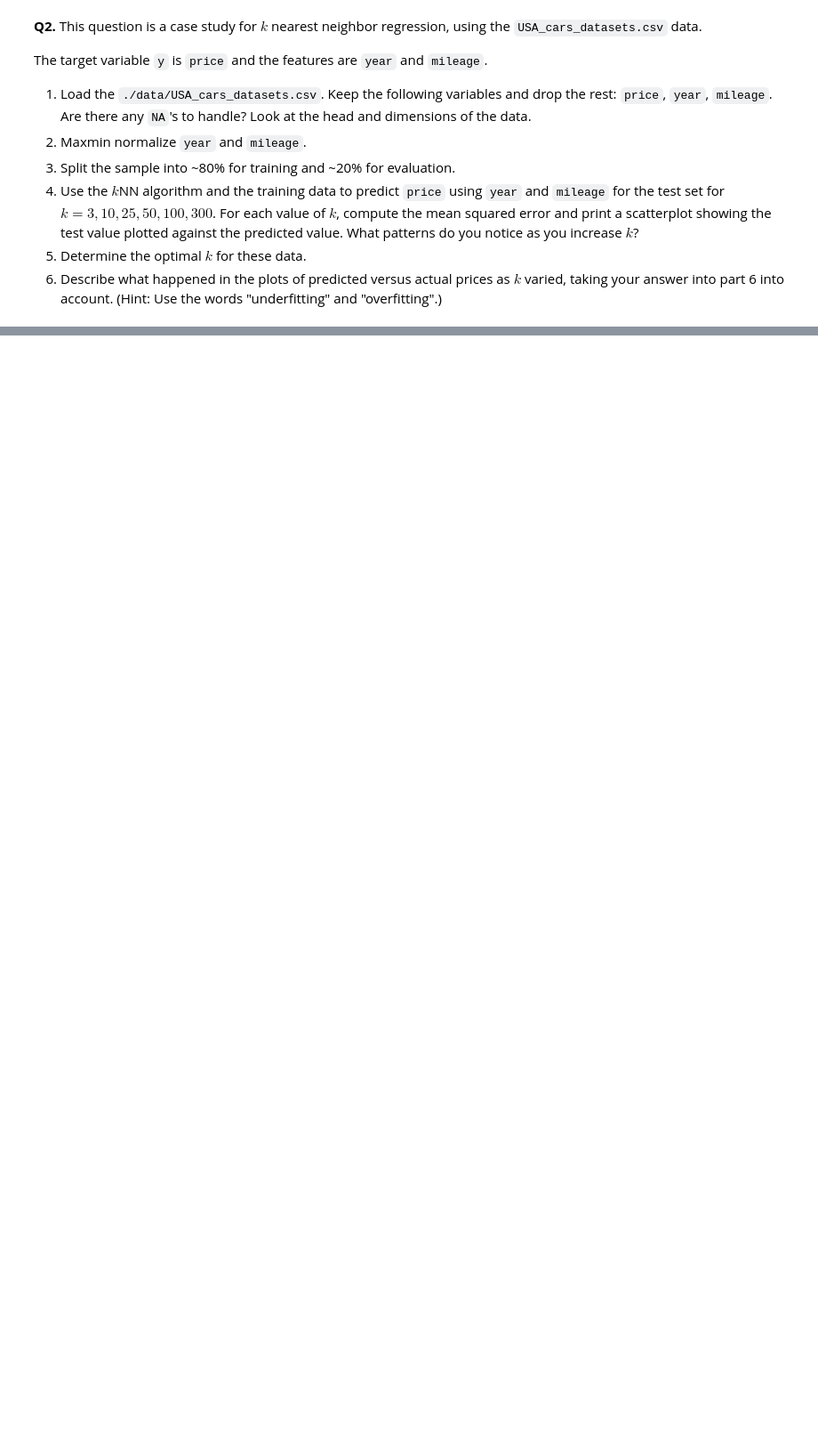
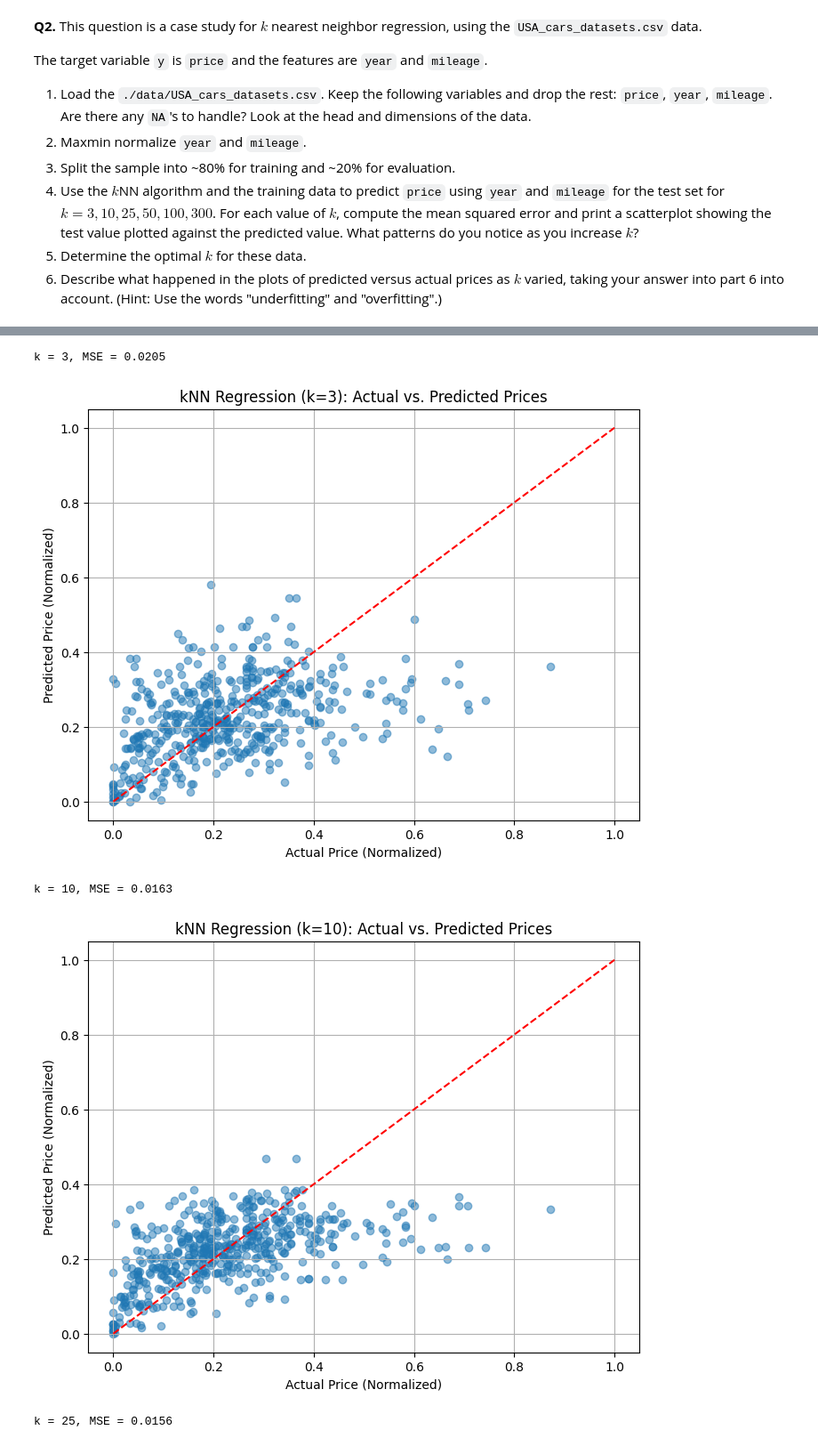
Before and after one commit to nickgoering/knn, a Jupyter notebook: assignment/assignment.ipynb, the cells around one changed output, grey strips where cells are left out. Shown at 89% size. Cells and saved outputs as stored; diff of their text form; code cells hidden in the pictures; blank space fills up the shorter version.

```diff
--- a/assignment/assignment.ipynb
+++ b/assignment/assignment.ipynb
@@ -21,0 +64,45 @@ The target variable `y` is `price` and the features are `year` and `mileage`.
+# %%
+#Q2.3&4 use KNN algorithm and training data to predict price useing year and mileage for the test set of k-3,10,25,50,100,300
+# For each k value, compute MSE and print scatter plot showing test value plotted against predicted
+#Patterns?
+from sklearn.model_selection import train_test_split
+from sklearn.neighbors import KNeighborsRegressor
+from sklearn.metrics import mean_squared_error
+import matplotlib.pyplot as plt
+import numpy as np
+
+X=df[['year','mileage']]
+y=df['price']
+
+X_train, X_test, y_train, y_test = train_test_split(X, y, test_size=0.2, random_state=42)
+
+k_values = [3, 10, 25, 50, 100, 300]
+
+for k in k_values:
+    knn_model = KNeighborsRegressor(n_neighbors=k)
+    knn_model.fit(X_train, y_train)
+    y_pred = knn_model.predict(X_test)
+    mse = mean_squared_error(y_test, y_pred)
+    print(f'k = {k}, MSE = {mse:.4f}')
+
+    plt.figure(figsize=(8, 6))
+    plt.scatter(y_test, y_pred, alpha=0.5)
+    plt.xlabel('Actual Price (Normalized)')
+    plt.ylabel('Predicted Price (Normalized)')
+    plt.title(f'kNN Regression (k={k}): Actual vs. Predicted Prices')
+    plt.plot([y.min(), y.max()], [y.min(), y.max()], 'r--') # Red dashed line for ideal prediction
+    plt.grid(True)
+    plt.show()
+#Q2.5
+# k=50 is the best k-value. I am noticing that as k increasing, the predicted value is more likely to be .2 regardless of the actual.
+
+
+#Q2.6
+# Describe what happened in the plots of predicted versus actual prices as  k  varied, taking your answer into part 6 into account. (Hint: Use the words "underfitting" and "overfitting".)
+# When k was low, the points were more varied and when k was high they were more tight but in the same region regardless of x. The 'sweet spot' is in the middle (k=50). This is a direct example of over and under fitting data. When it is over fit, it confidently says the wrong result; when it is udner fit, it is vague and gives scatter results.
+# %% [output]
+k = 3, MSE = 0.0205
+[figure, added]
+k = 10, MSE = 0.0163
+[figure, added]
+k = 25, MSE = 0.0156
```
Also changed, not shown: parts of 5 cells of this notebook.
